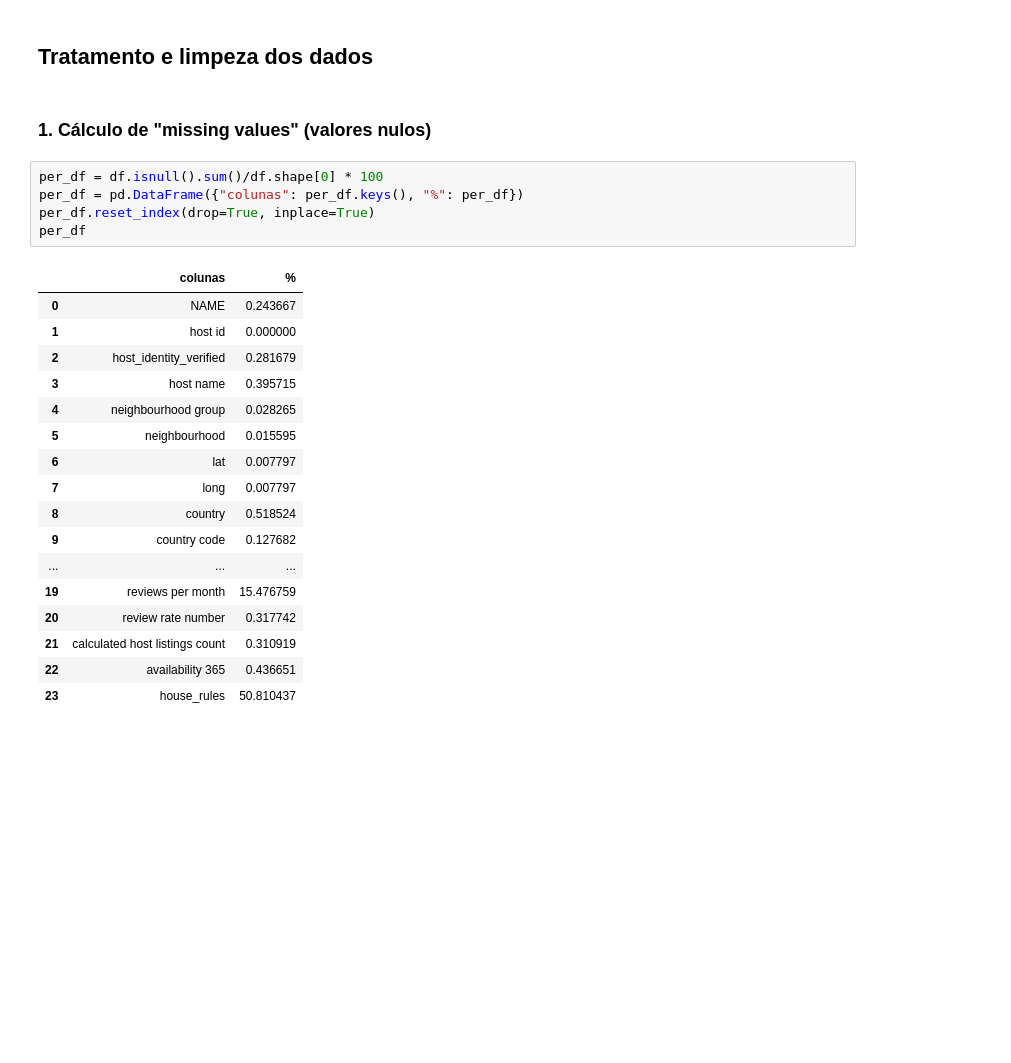
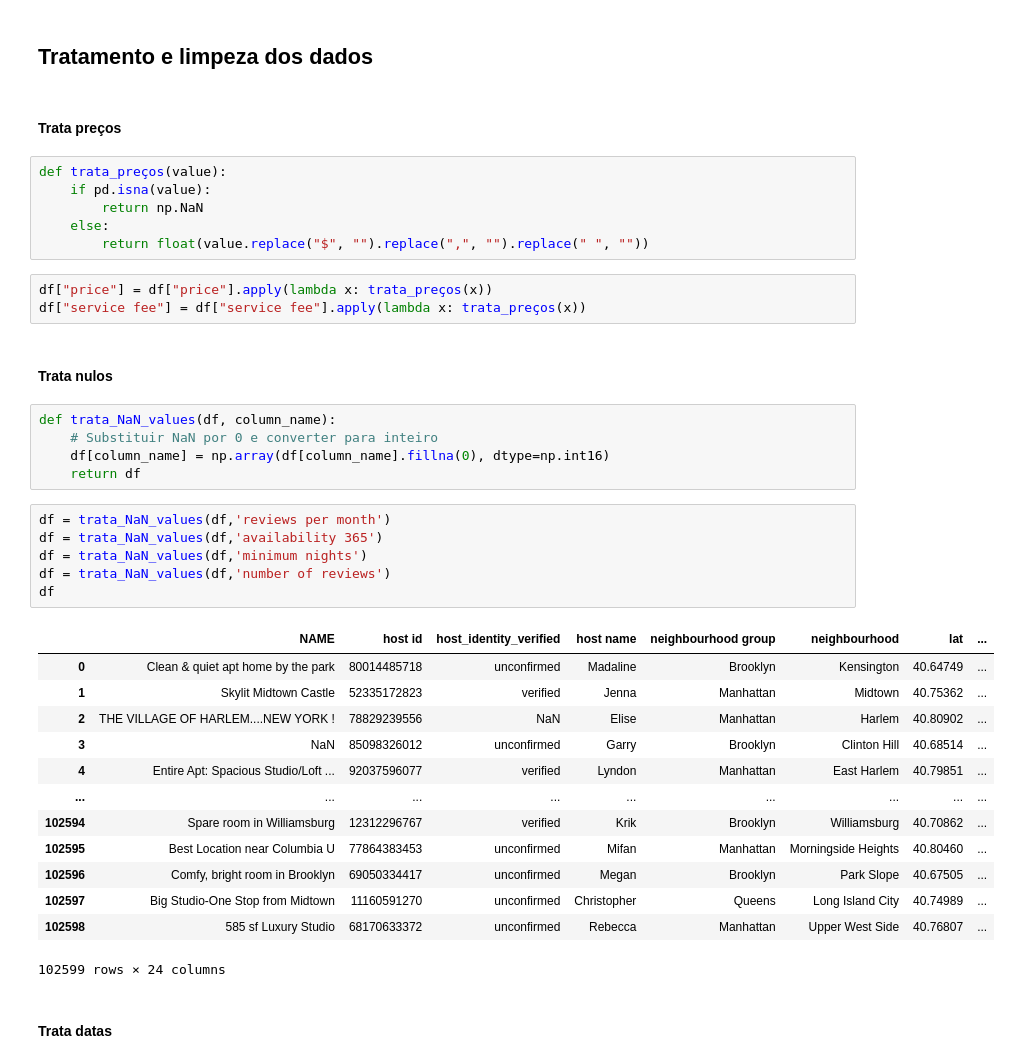
Before and after one commit to jamesgcastrof/Desafio_Tecnico_Engenharia_De_Dados, a Jupyter notebook: 4_tratamento_limpeza_dados/data_cleaning.ipynb, the cells around one changed output. Saved outputs shown, nothing was run; the diff lists cells and outputs as text; blank space fills up the shorter version.

```diff
--- a/4_tratamento_limpeza_dados/data_cleaning.ipynb
+++ b/4_tratamento_limpeza_dados/data_cleaning.ipynb
@@ -57,27 +97,42 @@ dtype: object
 # %% [markdown]
 ## Tratamento e limpeza dos dados
-# %% [markdown]
-### 1. Cálculo de "missing values" (valores nulos)
-# %%
-per_df = df.isnull().sum()/df.shape[0] * 100
-per_df = pd.DataFrame({"colunas": per_df.keys(), "%": per_df})
-per_df.reset_index(drop=True, inplace=True)
-per_df
-# %% [output]
-|  | colunas | % |
-| 0 | NAME | 0.243667 |
-| 1 | host id | 0.000000 |
-| 2 | host_identity_verified | 0.281679 |
-| 3 | host name | 0.395715 |
-| 4 | neighbourhood group | 0.028265 |
-| 5 | neighbourhood | 0.015595 |
-| 6 | lat | 0.007797 |
-| 7 | long | 0.007797 |
-| 8 | country | 0.518524 |
-| 9 | country code | 0.127682 |
-| ... | ... | ... |
-| 19 | reviews per month | 15.476759 |
-| 20 | review rate number | 0.317742 |
-| 21 | calculated host listings count | 0.310919 |
-| 22 | availability 365 | 0.436651 |
-| 23 | house_rules | 50.810437 |
+# %% [markdown]
+#### Trata preços
+# %%
+def trata_preços(value):
+    if pd.isna(value):
+        return np.NaN
+    else:
+        return float(value.replace("$", "").replace(",", "").replace(" ", ""))
+# %%
+df["price"] = df["price"].apply(lambda x: trata_preços(x))
+df["service fee"] = df["service fee"].apply(lambda x: trata_preços(x))
+# %% [markdown]
+#### Trata nulos
+# %%
+def trata_NaN_values(df, column_name):
+    # Substituir NaN por 0 e converter para inteiro
+    df[column_name] = np.array(df[column_name].fillna(0), dtype=np.int16)
+    return df
+# %%
+df = trata_NaN_values(df,'reviews per month')
+df = trata_NaN_values(df,'availability 365')
+df = trata_NaN_values(df,'minimum nights')
+df = trata_NaN_values(df,'number of reviews')
+df
+# %% [output]
+|  | NAME | host id | host_identity_verified | host name | neighbourhood group | neighbourhood | lat | ... |
+| 0 | Clean & quiet apt home by the park | 80014485718 | unconfirmed | Madaline | Brooklyn | Kensington | 40.64749 | ... |
+| 1 | Skylit Midtown Castle | 52335172823 | verified | Jenna | Manhattan | Midtown | 40.75362 | ... |
+| 2 | THE VILLAGE OF HARLEM....NEW YORK ! | 78829239556 | NaN | Elise | Manhattan | Harlem | 40.80902 | ... |
+| 3 | NaN | 85098326012 | unconfirmed | Garry | Brooklyn | Clinton Hill | 40.68514 | ... |
+| 4 | Entire Apt: Spacious Studio/Loft ... | 92037596077 | verified | Lyndon | Manhattan | East Harlem | 40.79851 | ... |
+| ... | ... | ... | ... | ... | ... | ... | ... | ... |
+| 102594 | Spare room in Williamsburg | 12312296767 | verified | Krik | Brooklyn | Williamsburg | 40.70862 | ... |
+| 102595 | Best Location near Columbia U | 77864383453 | unconfirmed | Mifan | Manhattan | Morningside Heights | 40.80460 | ... |
+| 102596 | Comfy, bright room in Brooklyn | 69050334417 | unconfirmed | Megan | Brooklyn | Park Slope | 40.67505 | ... |
+| 102597 | Big Studio-One Stop from Midtown | 11160591270 | unconfirmed | Christopher | Queens | Long Island City | 40.74989 | ... |
+| 102598 | 585 sf Luxury Studio | 68170633372 | unconfirmed | Rebecca | Manhattan | Upper West Side | 40.76807 | ... |
+102599 rows × 24 columns
+# %% [markdown]
+#### Trata datas
```
Also changed, not shown: parts of 17 cells of this notebook.
